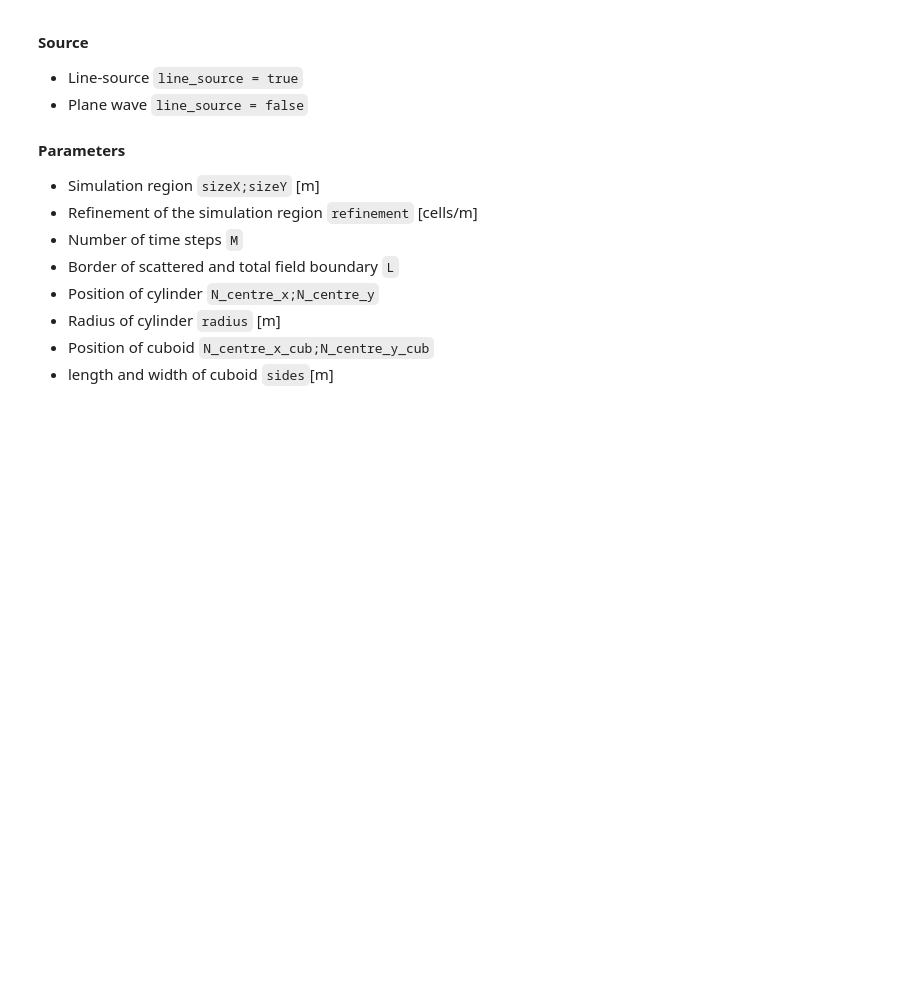
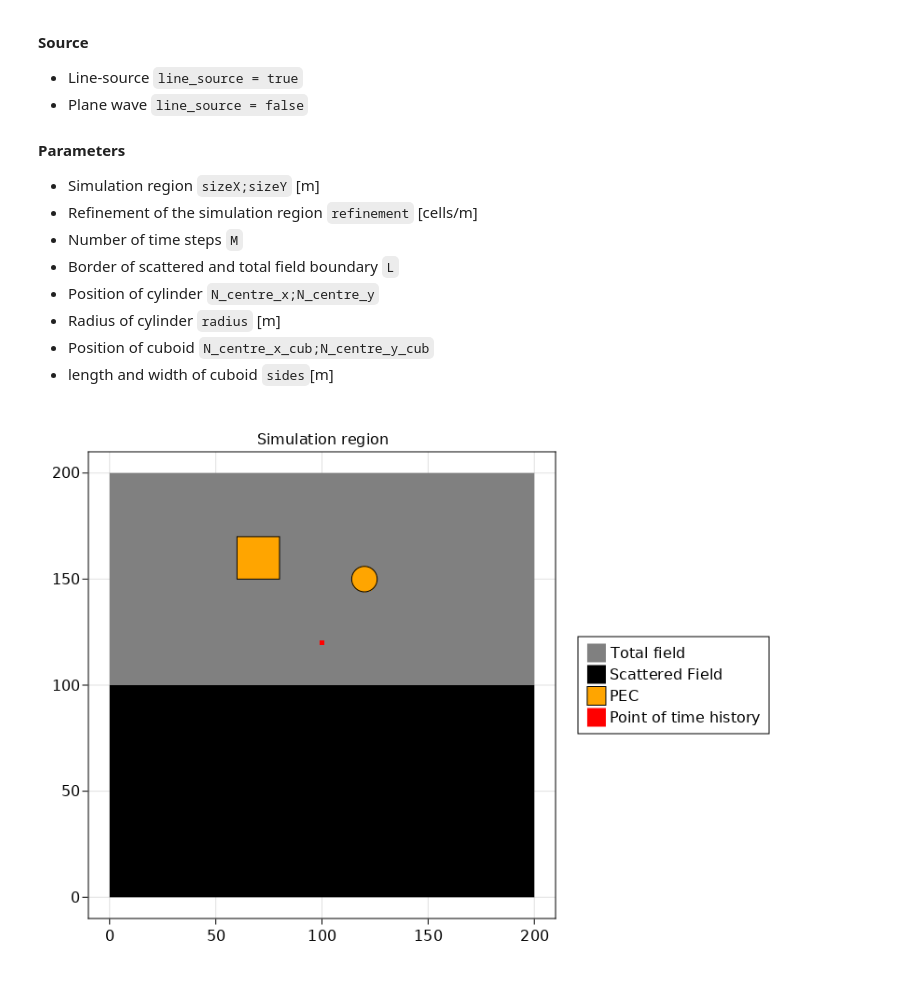
Before and after one commit to JoshuaTetzner/FDTD_PML, a Jupyter notebook: FDTD_PML_total.ipynb, the cells around one changed output. Saved outputs shown, nothing was run; the diff lists cells and outputs as text; code cells hidden in the pictures; blank space fills up the shorter version.

```diff
--- a/FDTD_PML_total.ipynb
+++ b/FDTD_PML_total.ipynb
@@ -143,8 +143,8 @@ using Plots
 line_source = true;
 # PEC objects as scatter-objects.
 # If both objects should be present in one simulation theier position should be modified in the following.
-cyl_present = false;
-cube_present = false;
+cyl_present = true;
+cube_present = true;
 # %%
 # Physical constants
 c = 2.997925e8;           # [m/s] Speed of light in vacuum
@@ -156,7 +156,7 @@ eta_0 = sqrt(mu_0/eps_0);
 # Size in x and y direction can be changed.
 # For increased x diraction the simulation time might be to small
 sizeX = 1      # [m] size of simulation region
-sizeY = 2      # [m] size of simulation region
+sizeY = 1      # [m] size of simulation region
 # Refinement is sufficient with 200 cells/m.
 refinement = 200    # [cells/m]
 N_x = Int(refinement*sizeX)      # number of cells in x-direction
@@ -267,37 +267,58 @@ end
 # %%
 # Visualisation of selected simulation region.
 # This cell is just for visualisation and will not affect the simulation.
 
 sim_region = Figure()
 Axis(sim_region[1, 1], aspect = DataAspect(), title="Simulation region")
-up_L=poly!(Rect(0,L,N_y,L), color = :grey)
+up_L=poly!(Rect(0,L,N_y,N_x-L), color = :grey)
 un_L=poly!(Rect(0,0,N_y,L), color = :black)
 
 if cyl_present
     Cyl =poly!(Circle(Point2f0(
         N_centre_y, N_centre_x),
         radius/delta_s),
         color = :orange,
         strokecolor = :black,
         strokewidth = 1
     )
 end
 
 if cube_present
-    poly!(Rect(N_centre_y_cub,N_centre_x_cub,sides/delta_s,sides/delta_s),
+    Cub =poly!(Rect(N_centre_y_cub,N_centre_x_cub,sides/delta_s,sides/delta_s),
         color=:orange,
         strokecolor = :black,
         strokewidth = 1
     )
 end
 
 meas=poly!(Circle(Point2f0(point1_y, point1_x), 1), color = :red)
-Legend(
+
+#The legend depens on the activated PEC-objects
+if cyl_present && cube_present
+    Legend(
     sim_region[1, 2],
     [up_L, un_L, Cyl, meas],
     ["Total field", "Scattered Field", "PEC", "Point of time history"]
-)
+    )
+end
+if cyl_present && !cube_present
+    Legend(
+    sim_region[1, 2],
+    [up_L, un_L, Cyl, meas],
+    ["Total field", "Scattered Field", "PEC", "Point of time history"]
+    )
+end
+if !cyl_present && cube_present
+    Legend(
+    sim_region[1, 2],
+    [up_L, un_L, Cub, meas],
+    ["Total field", "Scattered Field", "PEC", "Point of time history"]
+    )
+end
+#Plot the Simulation region
 sim_region
+# %% [output]
+[figure, added]
 # %%
 # Pulse of incident wave.
 # Normalized gaussian derivative pulse.
```
Also changed, not shown: parts of 3 cells of this notebook.
